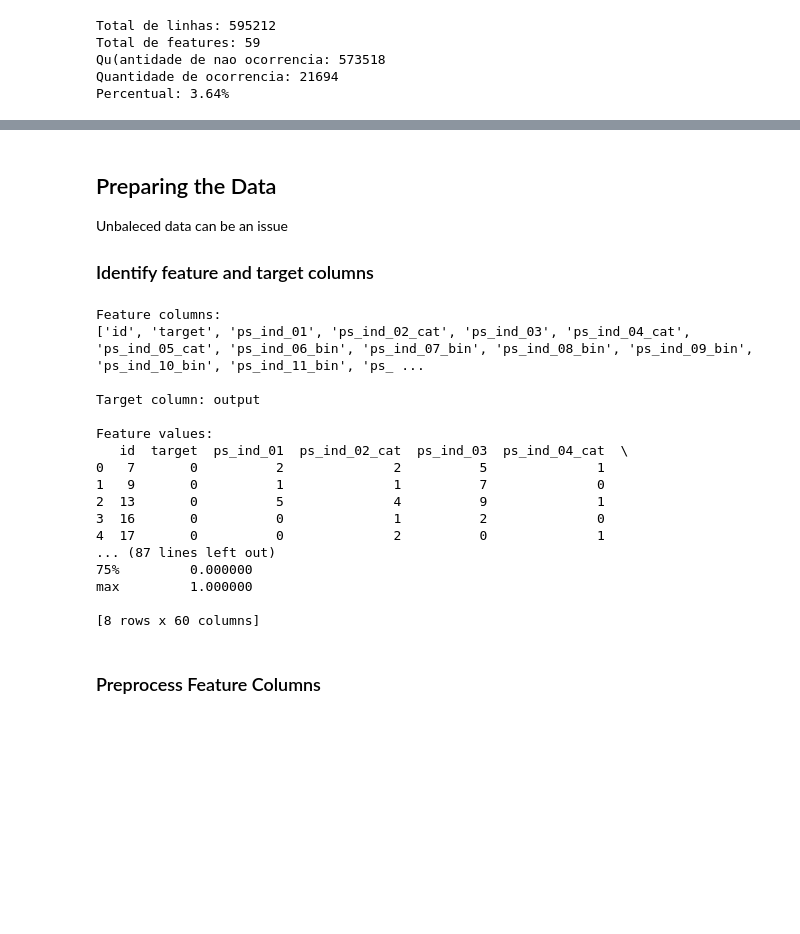
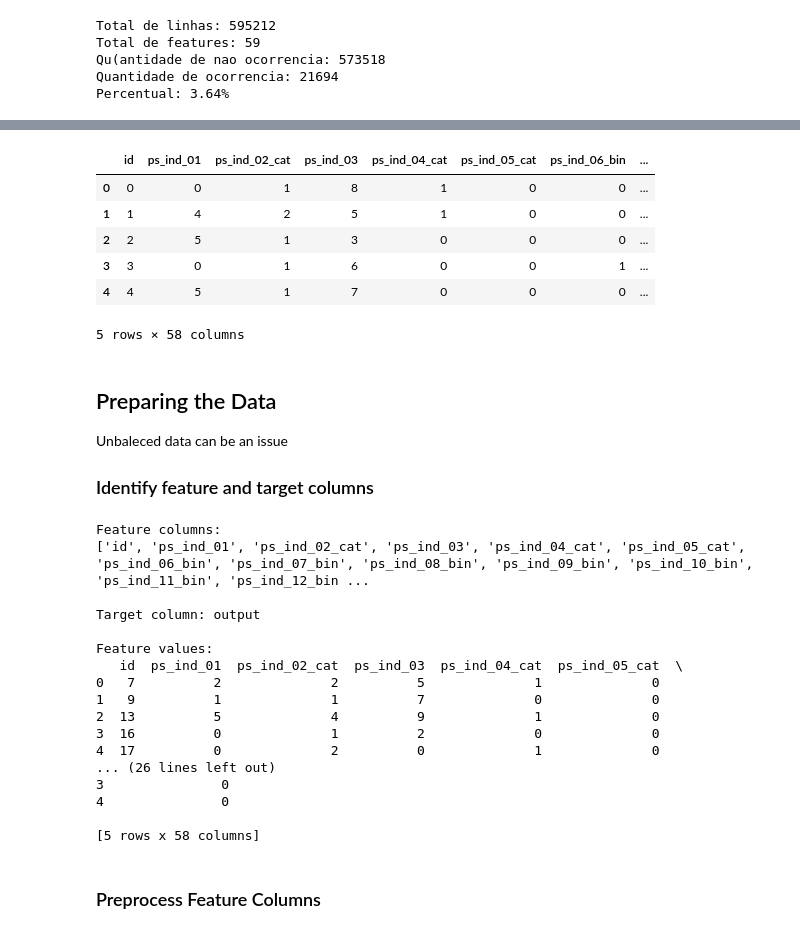
Before and after one commit to DrigoDomingos/python, a Jupyter notebook: ps/xp.ipynb, the cells around one changed output, grey strips where cells are left out. Saved outputs shown, nothing was run; the diff lists cells and outputs as text; code cells hidden in the pictures; blank space fills up the shorter version.

```diff
--- a/ps/xp.ipynb
+++ b/ps/xp.ipynb
@@ -65,3 +80,13 @@ Percentual: 3.64%
+# %%
+test.head()
+# %% [output]
+|  | id | ps_ind_01 | ps_ind_02_cat | ps_ind_03 | ps_ind_04_cat | ps_ind_05_cat | ps_ind_06_bin | ... |
+| 0 | 0 | 0 | 1 | 8 | 1 | 0 | 0 | ... |
+| 1 | 1 | 4 | 2 | 5 | 1 | 0 | 0 | ... |
+| 2 | 2 | 5 | 1 | 3 | 0 | 0 | 0 | ... |
+| 3 | 3 | 0 | 1 | 6 | 0 | 0 | 1 | ... |
+| 4 | 4 | 5 | 1 | 7 | 0 | 0 | 0 | ... |
+5 rows × 58 columns
 # %% [markdown]
 ## Preparing the Data
 Unbaleced data can be an issue
@@ -85,26 +110,24 @@ y_all = train[target_col]
 # Show the feature information by printing the first five rows
 print ("\nFeature values:")
 print (X_all.head())
-
-print(train.describe())
 # %% [output]
 Feature columns:
-['id', 'target', 'ps_ind_01', 'ps_ind_02_cat', 'ps_ind_03', 'ps_ind_04_cat', 'ps_ind_05_cat', 'ps_ind_06_bin', 'ps_ind_07_bin', 'ps_ind_08_bin', 'ps_ind_09_bin', 'ps_ind_10_bin', 'ps_ind_11_bin', 'ps_ ...
+['id', 'ps_ind_01', 'ps_ind_02_cat', 'ps_ind_03', 'ps_ind_04_cat', 'ps_ind_05_cat', 'ps_ind_06_bin', 'ps_ind_07_bin', 'ps_ind_08_bin', 'ps_ind_09_bin', 'ps_ind_10_bin', 'ps_ind_11_bin', 'ps_ind_12_bin ...
 
 Target column: output
 
 Feature values:
-   id  target  ps_ind_01  ps_ind_02_cat  ps_ind_03  ps_ind_04_cat  \
-0   7       0          2              2          5              1
-1   9       0          1              1          7              0
-2  13       0          5              4          9              1
-3  16       0          0              1          2              0
-4  17       0          0              2          0              1
-... (87 lines left out)
-75%         0.000000
-max         1.000000
+   id  ps_ind_01  ps_ind_02_cat  ps_ind_03  ps_ind_04_cat  ps_ind_05_cat  \
+0   7          2              2          5              1              0
+1   9          1              1          7              0              0
+2  13          5              4          9              1              0
+3  16          0              1          2              0              0
+4  17          0              2          0              1              0
+... (26 lines left out)
+3               0
+4               0
 
-[8 rows x 60 columns]
+[5 rows x 58 columns]
 # %% [markdown]
 ### Preprocess Feature Columns
 # %%
```
Also changed, not shown: parts of 11 cells of this notebook.
